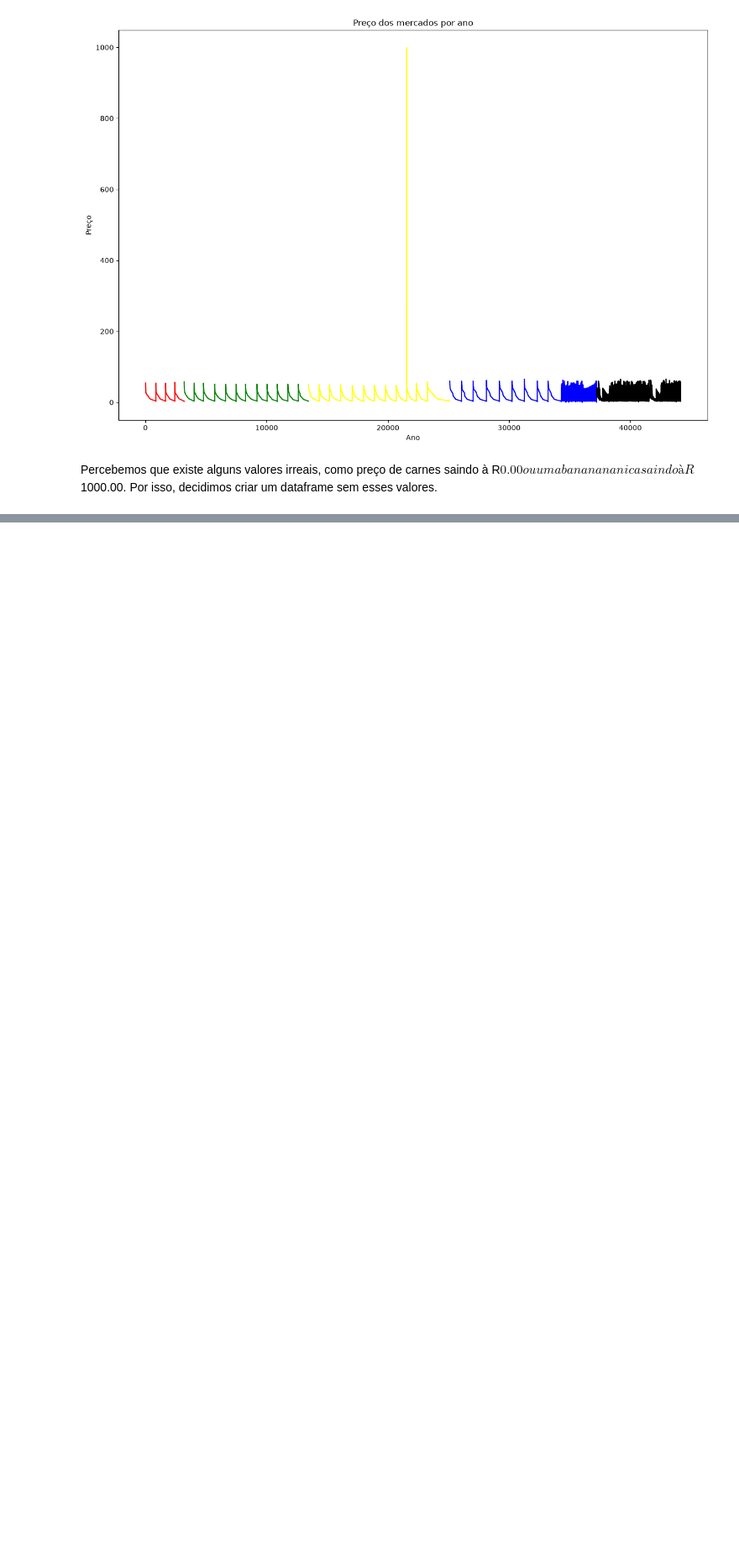
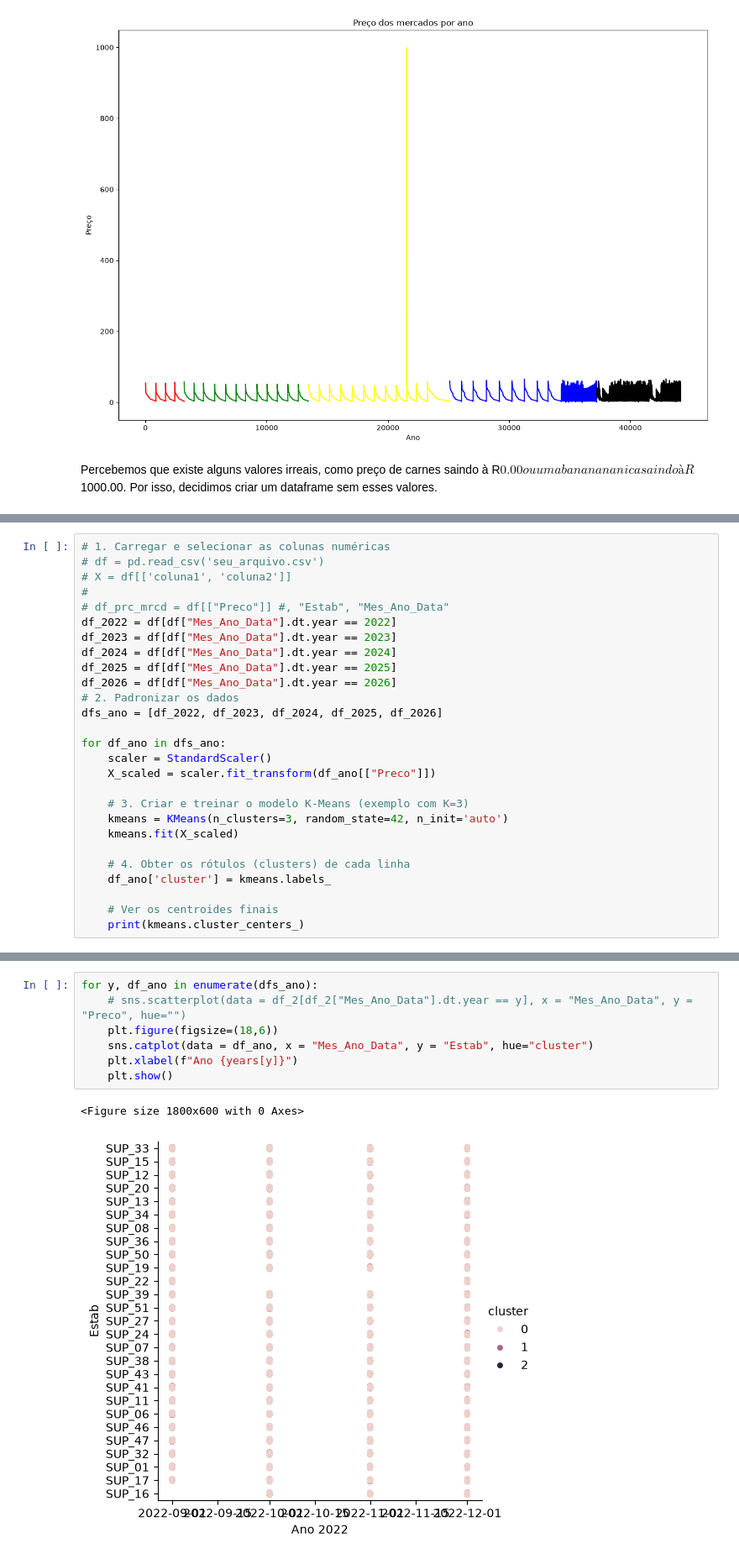
Before and after one commit to Teus-Andrezana/dados_cesta_basica, a Jupyter notebook: notebooks/cesta_basica.ipynb, the cells around one changed output, grey strips where cells are left out. Shown at 84% size. Saved outputs shown, nothing was run; the diff lists cells and outputs as text; blank space fills up the shorter version.

Commit message:
Adicionei os clusters por ano. Preciso fazer a métrica se necessário, e ajustar os gráficos. Melhorar gráficos,  e tirar insights

```diff
--- a/notebooks/cesta_basica.ipynb
+++ b/notebooks/cesta_basica.ipynb
@@ -278,0 +286,27 @@ df[(df["Preco"]>500) | (df["Preco"]<=1)]
+# %%
+# 1. Carregar e selecionar as colunas numéricas
+# df = pd.read_csv('seu_arquivo.csv')
+# X = df[['coluna1', 'coluna2']]
+#
+# df_prc_mrcd = df[["Preco"]] #, "Estab", "Mes_Ano_Data"
+df_2022 = df[df["Mes_Ano_Data"].dt.year == 2022]
+df_2023 = df[df["Mes_Ano_Data"].dt.year == 2023]
+df_2024 = df[df["Mes_Ano_Data"].dt.year == 2024]
+df_2025 = df[df["Mes_Ano_Data"].dt.year == 2025]
+df_2026 = df[df["Mes_Ano_Data"].dt.year == 2026]
+# 2. Padronizar os dados
+dfs_ano = [df_2022, df_2023, df_2024, df_2025, df_2026]
+
+for df_ano in dfs_ano:
+    scaler = StandardScaler()
+    X_scaled = scaler.fit_transform(df_ano[["Preco"]])
+
+    # 3. Criar e treinar o modelo K-Means (exemplo com K=3)
+    kmeans = KMeans(n_clusters=3, random_state=42, n_init='auto')
+    kmeans.fit(X_scaled)
+
+    # 4. Obter os rótulos (clusters) de cada linha
+    df_ano['cluster'] = kmeans.labels_
+
+    # Ver os centroides finais
+    print(kmeans.cluster_centers_)
@@ -278,0 +329,10 @@ df[(df["Preco"]>500) | (df["Preco"]<=1)]
+# %%
+for y, df_ano in enumerate(dfs_ano):
+    # sns.scatterplot(data = df_2[df_2["Mes_Ano_Data"].dt.year == y], x = "Mes_Ano_Data", y = "Preco", hue="")
+    plt.figure(figsize=(18,6))
+    sns.catplot(data = df_ano, x = "Mes_Ano_Data", y = "Estab", hue="cluster")
+    plt.xlabel(f"Ano {years[y]}")
+    plt.show()
+# %% [output]
+<Figure size 1800x600 with 0 Axes>
+[figure, added]
```
Also changed, not shown: parts of 7 cells of this notebook.
